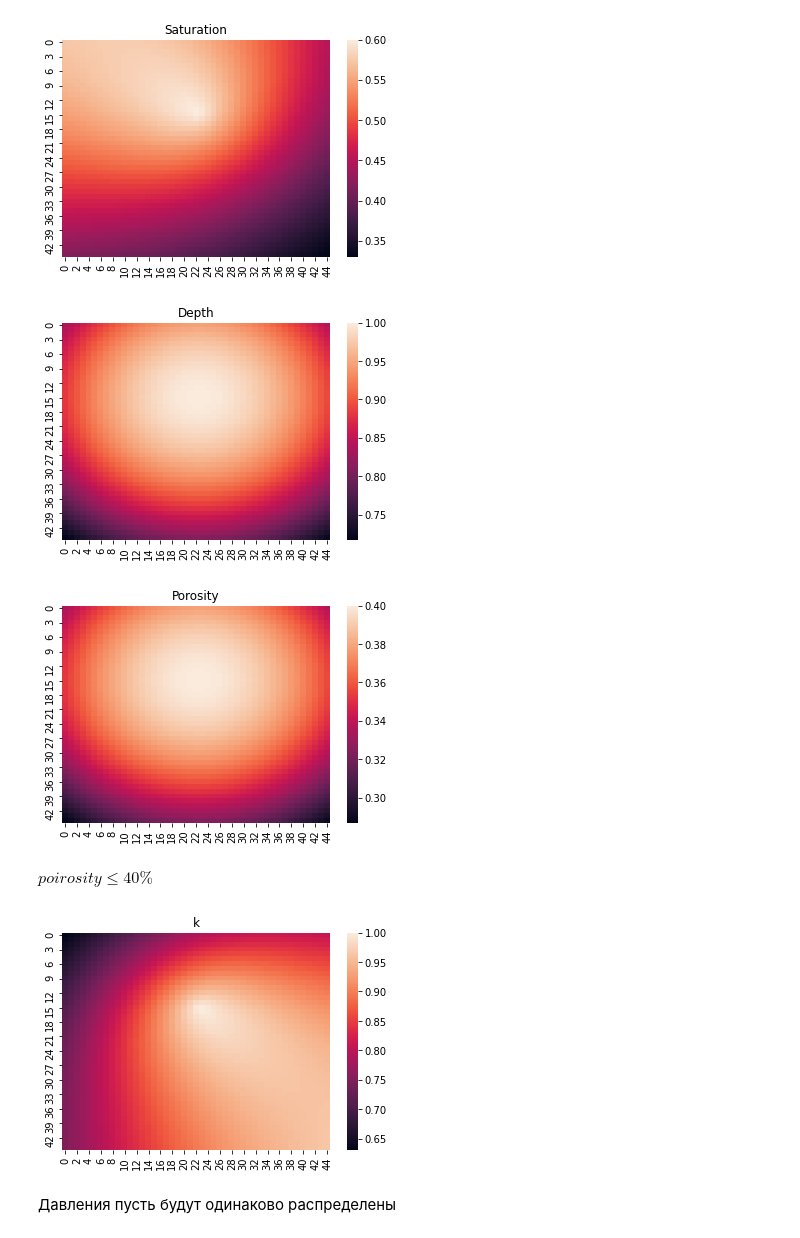
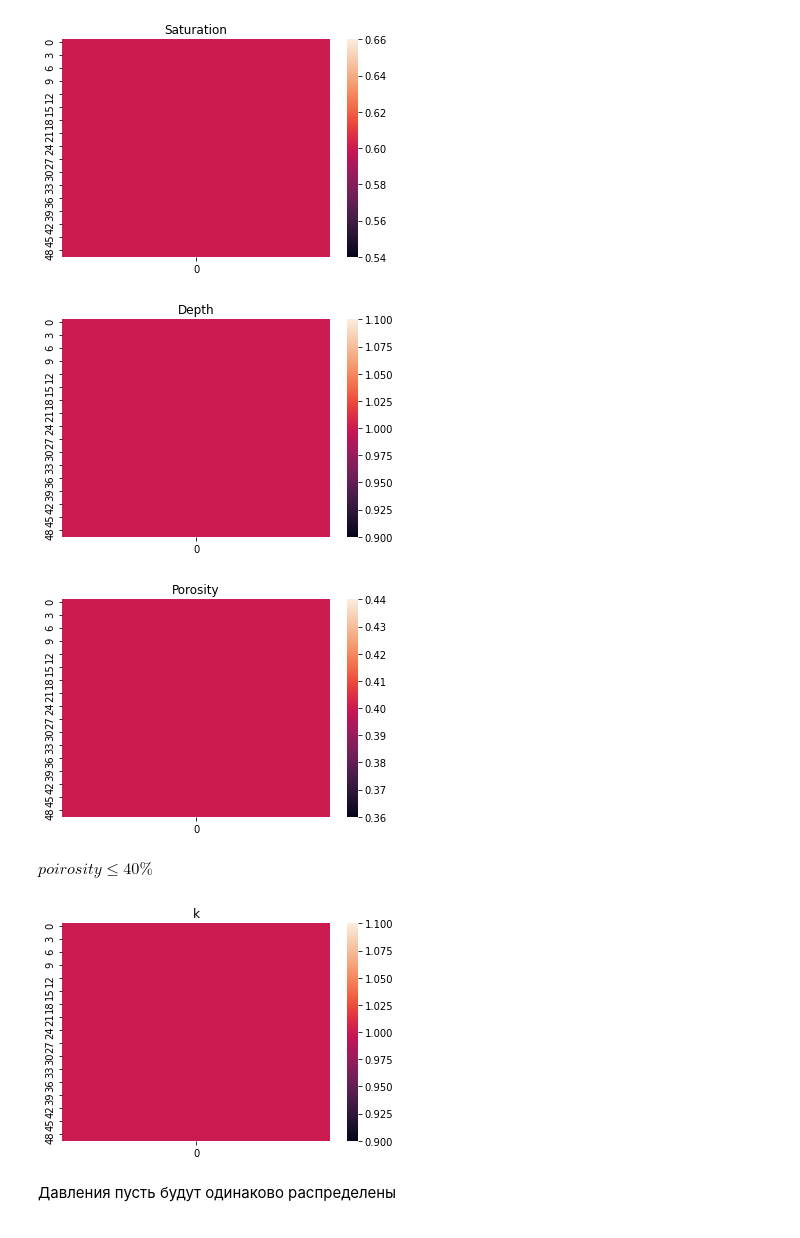
Before and after one commit to yamidovich/ReservoirModel, a Jupyter notebook: Model_on_work_env.ipynb, the cells around one changed output. Saved outputs shown, nothing was run; the diff lists cells and outputs as text; code cells hidden in the pictures.

```diff
--- a/Model_on_work_env.ipynb
+++ b/Model_on_work_env.ipynb
@@ -25,39 +25,39 @@ imp.reload(ma_init)
 
 const = prop.Constants()
 # %%
-nx , ny = 45, 45
+nx , ny = 50, 1
 # %%
-Satur_matrix = ma_init.get_matrix_with_pdf(nx=nx, ny=ny, pdf=ma_init.corner)
+Satur_matrix = np.ones((nx, ny))  # ma_init.get_matrix_with_pdf(nx=nx, ny=ny, pdf=ma_init.corner)
 Satur_matrix *= 0.6
 sns.heatmap(Satur_matrix)
 plt.title("Saturation")
 plt.show()
 # %% [output]
-[figure, old version]
+[figure, new version]
 # %%
-depth_matrix = ma_init.get_matrix_with_pdf(nx=nx, ny=ny, pdf=ma_init.centroid)
+depth_matrix = np.ones((nx, ny))  # ma_init.get_matrix_with_pdf(nx=nx, ny=ny, pdf=ma_init.centroid)
 sns.heatmap(depth_matrix)
 plt.title("Depth")
 plt.show()
 # %% [output]
-[figure, old version]
+[figure, new version]
 # %%
-porosity_matrix = ma_init.get_matrix_with_pdf(nx=nx, ny=ny, pdf=ma_init.centroid)
+porosity_matrix = np.ones((nx, ny))  # ma_init.get_matrix_with_pdf(nx=nx, ny=ny, pdf=ma_init.centroid)
 porosity_matrix *= 0.4
 sns.heatmap(porosity_matrix)
 plt.title("Porosity")
 plt.show()
 # %% [output]
-[figure, old version]
+[figure, new version]
 # %% [markdown]
 $poirosity\leq 40\%$
 # %%
-k_matrix = ma_init.get_matrix_with_pdf(nx=nx, ny=ny, pdf=ma_init.corner_1)
+k_matrix = np.ones((nx, ny))  # ma_init.get_matrix_with_pdf(nx=nx, ny=ny, pdf=ma_init.corner_1)
 sns.heatmap(k_matrix)
 plt.title("k")
 plt.show()
 # %% [output]
-[figure, old version]
+[figure, new version]
 # %% [markdown]
 Давления пусть будут одинаково распределены
 # %%
```
Also changed, not shown: parts of 3 cells of this notebook, 3 other files.
